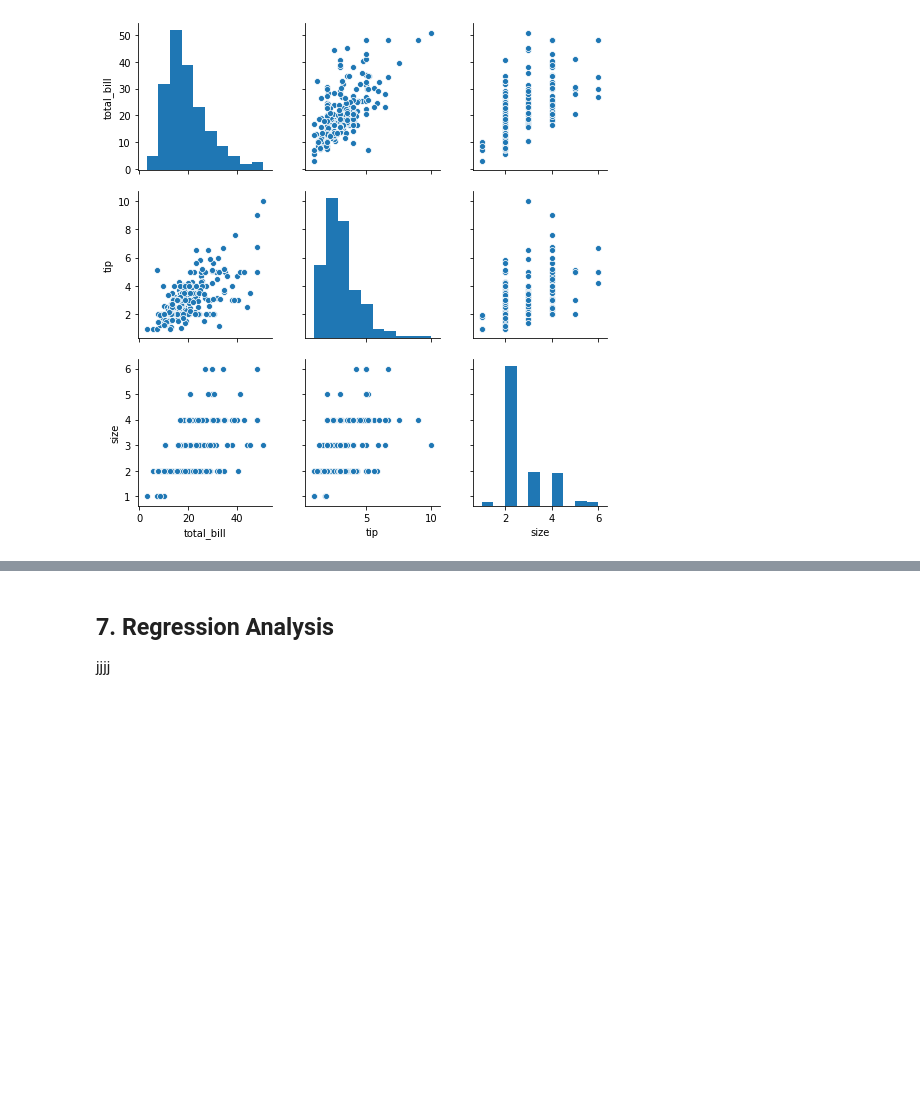
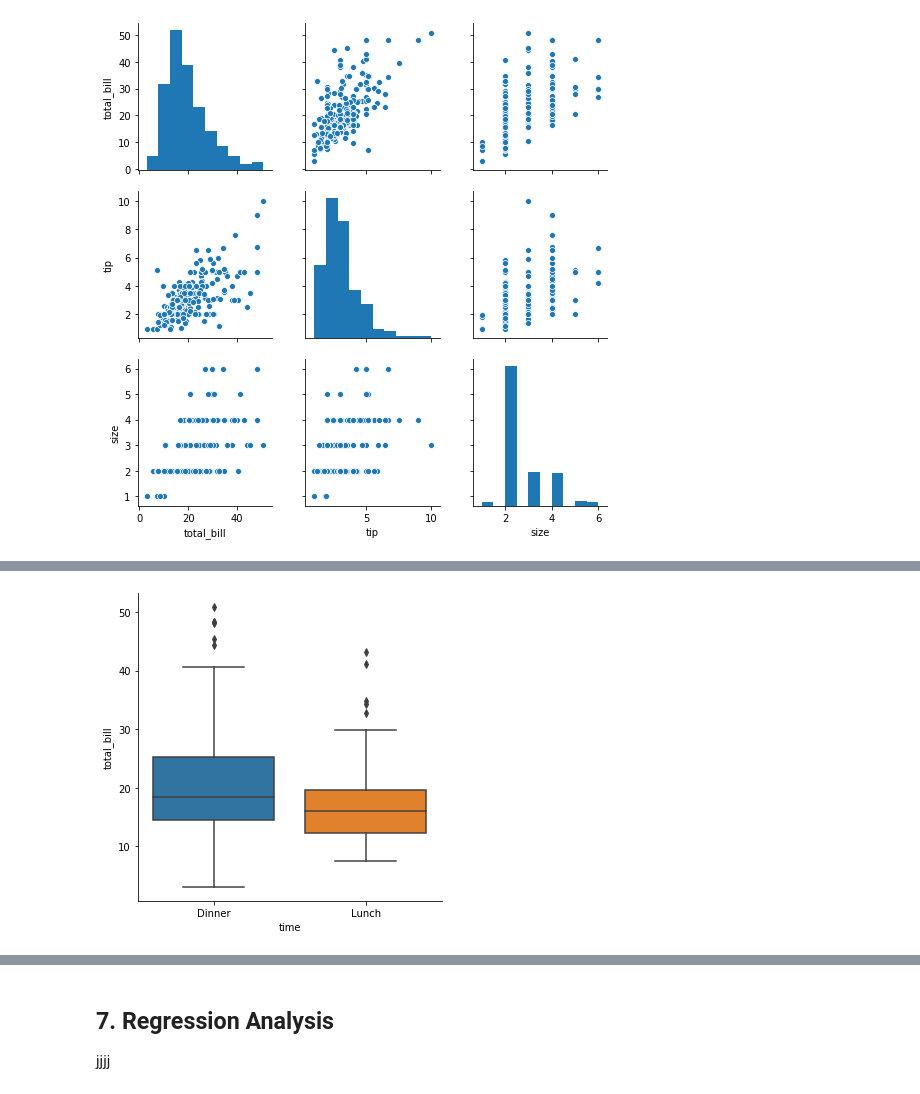
Before and after one commit to ClaireGMIT/Fundamentals-of-data-analysis-Assessment, a Jupyter notebook: Fundamentals-of-Data-Analysis-Assignment1-Nov2019.ipynb, the cells around one changed output, grey strips where cells are left out. Drawn from its saved outputs; the diff is of its cells as text; code cells hidden in the pictures; blank space fills up the shorter version.

```diff
--- a/Fundamentals-of-Data-Analysis-Assignment1-Nov2019.ipynb
+++ b/Fundamentals-of-Data-Analysis-Assignment1-Nov2019.ipynb
@@ -341,0 +399,7 @@ sns.pairplot(df) # data is displayed as histogram and scatterplots
+# %%
+# code to display the data as a box plot.
+# this code says to display the total bill amount (y-axis) separated meal time as a box plot
+
+sns.catplot(x="time", y="total_bill", kind="box", data=df);
+# %% [output]
+[figure, added]
```
Also changed, not shown: parts of 31 cells of this notebook, 1 other file.
